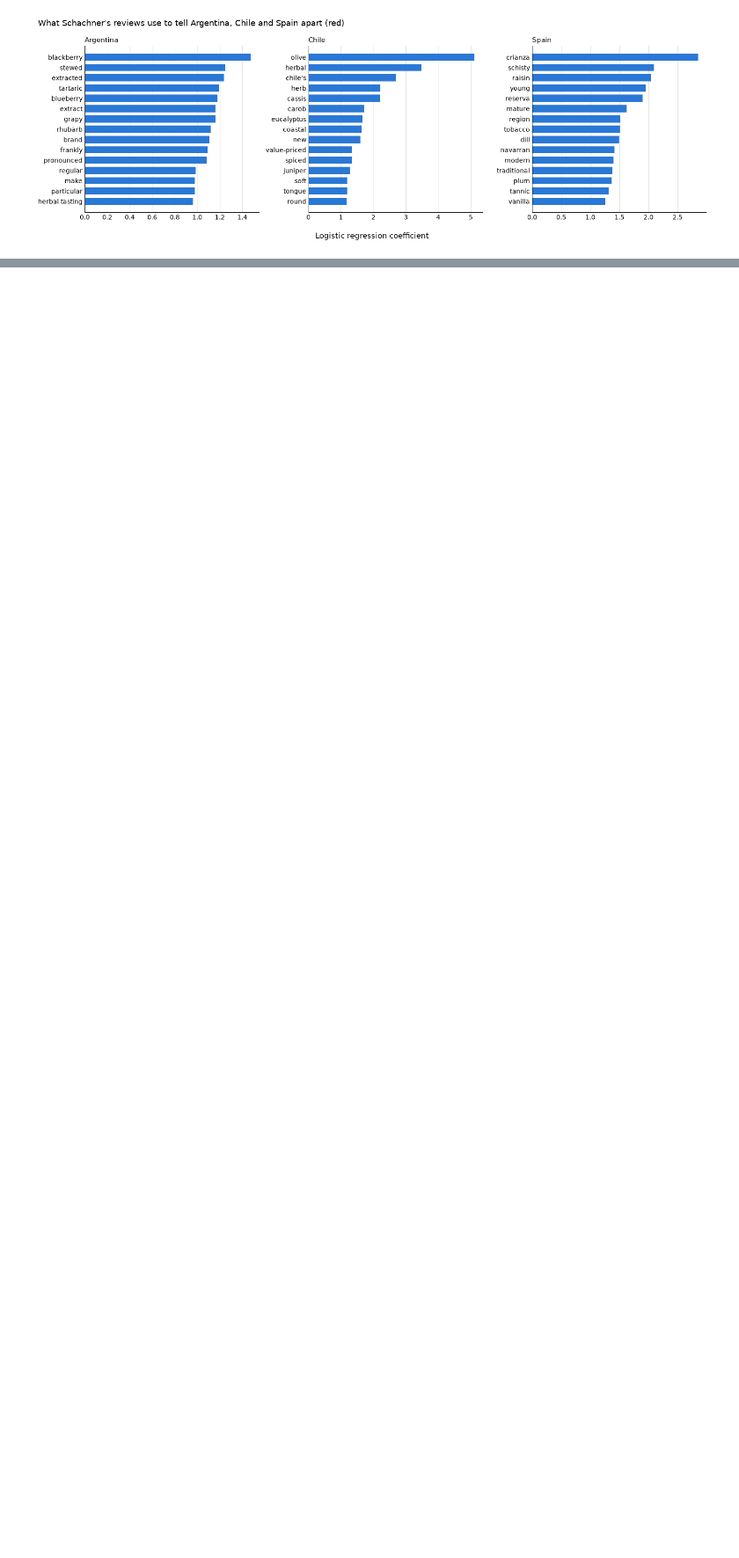
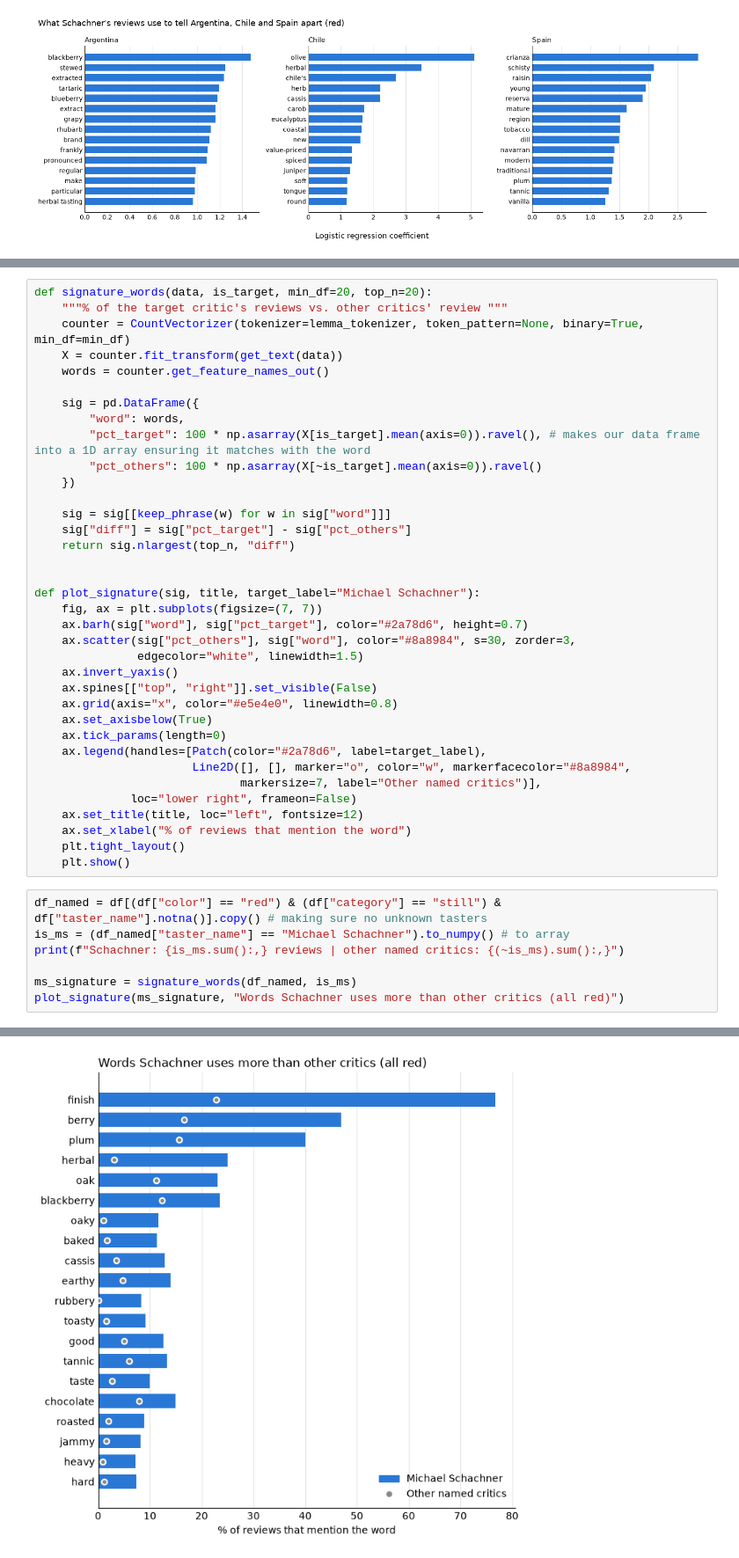
Before and after one commit to Madlenate/Winery_reviews, a Jupyter notebook: NLTK_analysis_part3.ipynb, the cells around one changed output, grey strips where cells are left out. Shown at 88% size. Cells and saved outputs as stored; diff of their text form; blank space fills up the shorter version.

Commit message:
Deep analysis onto Schachner's reviews

```diff
--- a/NLTK_analysis_part3.ipynb
+++ b/NLTK_analysis_part3.ipynb
@@ -250,0 +257,44 @@ plt.show()
+# %%
+def signature_words(data, is_target, min_df=20, top_n=20):
+    """% of the target critic's reviews vs. other critics' review """
+    counter = CountVectorizer(tokenizer=lemma_tokenizer, token_pattern=None, binary=True, min_df=min_df)
+    X = counter.fit_transform(get_text(data))
+    words = counter.get_feature_names_out()
+
+    sig = pd.DataFrame({
+        "word": words,
+        "pct_target": 100 * np.asarray(X[is_target].mean(axis=0)).ravel(), # makes our data frame into a 1D array ensuring it matches with the word
+        "pct_others": 100 * np.asarray(X[~is_target].mean(axis=0)).ravel()
+    })
+
+    sig = sig[[keep_phrase(w) for w in sig["word"]]]
+    sig["diff"] = sig["pct_target"] - sig["pct_others"]
+    return sig.nlargest(top_n, "diff")
+
+
+def plot_signature(sig, title, target_label="Michael Schachner"):
+    fig, ax = plt.subplots(figsize=(7, 7))
+    ax.barh(sig["word"], sig["pct_target"], color="#2a78d6", height=0.7)
+    ax.scatter(sig["pct_others"], sig["word"], color="#8a8984", s=30, zorder=3,
+               edgecolor="white", linewidth=1.5)
+    ax.invert_yaxis()
+    ax.spines[["top", "right"]].set_visible(False)
+    ax.grid(axis="x", color="#e5e4e0", linewidth=0.8)
+    ax.set_axisbelow(True)
+    ax.tick_params(length=0)
+    ax.legend(handles=[Patch(color="#2a78d6", label=target_label),
+                       Line2D([], [], marker="o", color="w", markerfacecolor="#8a8984",
+                              markersize=7, label="Other named critics")],
+              loc="lower right", frameon=False)
+    ax.set_title(title, loc="left", fontsize=12)
+    ax.set_xlabel("% of reviews that mention the word")
+    plt.tight_layout()
+    plt.show()
+# %%
+df_named = df[(df["color"] == "red") & (df["category"] == "still") & df["taster_name"].notna()].copy() # making sure no unknown tasters
+is_ms = (df_named["taster_name"] == "Michael Schachner").to_numpy() # to array
+print(f"Schachner: {is_ms.sum():,} reviews | other named critics: {(~is_ms).sum():,}")
+
+ms_signature = signature_words(df_named, is_ms)
+plot_signature(ms_signature, "Words Schachner uses more than other critics (all red)")
+# %% [output]
@@ -250,0 +302 @@ plt.show()
+[figure, added]
```
Also changed, not shown: parts of 7 cells of this notebook.
